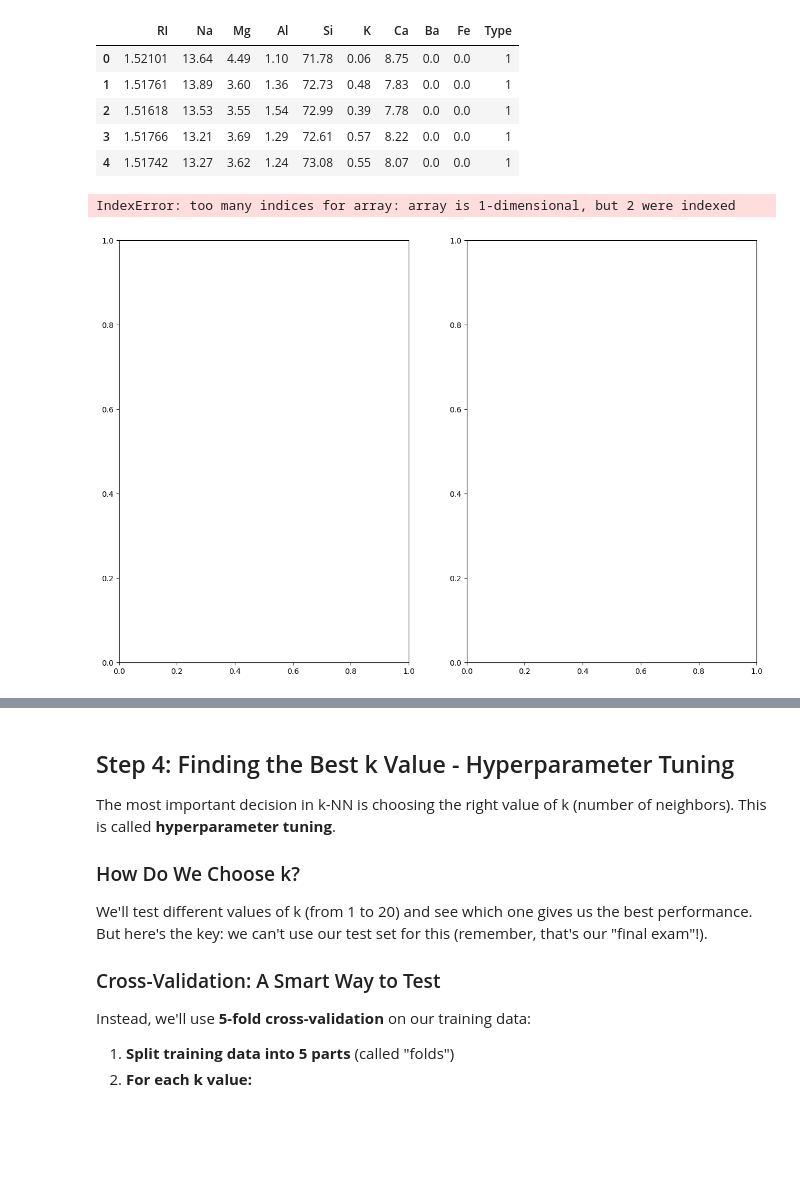
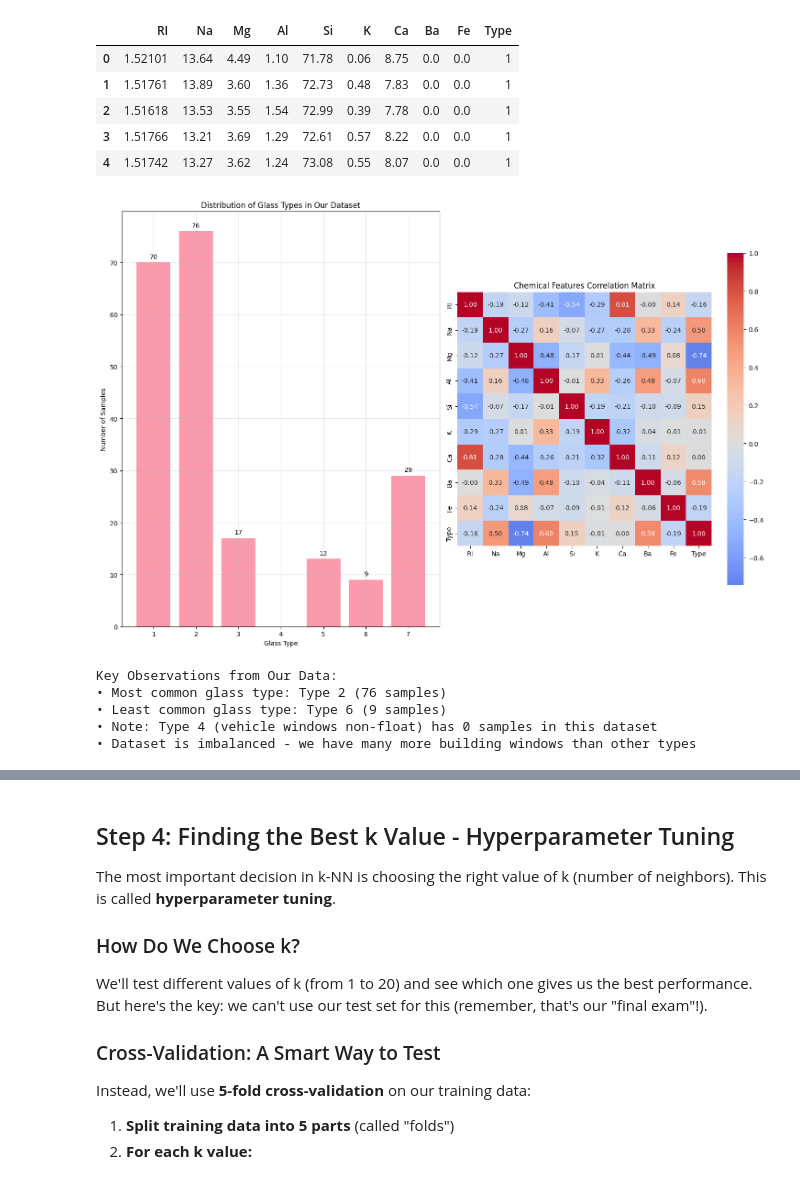
Before and after one commit to HashimHilal-QUT/K-Nearest-Neighbours, a Jupyter notebook: Glass Classification (EXAMPLE)/Glass Classification.ipynb, the cells around one changed output, grey strips where cells are left out. Cells and saved outputs as stored; diff of their text form; code cells hidden in the pictures; blank space fills up the shorter version.

```diff
--- a/Glass Classification (EXAMPLE)/Glass Classification.ipynb
+++ b/Glass Classification (EXAMPLE)/Glass Classification.ipynb
@@ -131,57 +131,42 @@ sns.set_palette("husl")
 fig, axes = plt.subplots(1, 2, figsize=(15, 10))
 
 # 1. Distribution of glass types
-ax1 = axes[0, 0]
+ax1 = axes[0]
 type_counts = df['Type'].value_counts().sort_index()
 bars = ax1.bar(type_counts.index, type_counts.values, alpha=0.7)
 ax1.set_xlabel('Glass Type')
 ax1.set_ylabel('Number of Samples')
 ax1.set_title('Distribution of Glass Types in Our Dataset')
 ax1.grid(True, alpha=0.3)
 
 # Add value labels on bars
 for bar in bars:
     height = bar.get_height()
     ax1.text(bar.get_x() + bar.get_width()/2., height + 0.5,
              f'{int(height)}', ha='center', va='bottom')
 
-# 2. Box plot of refractive index by glass type
-# ax2 = axes[0, 1]
-# df.boxplot(column='RI', by='Type', ax=ax2)
-# ax2.set_xlabel('Glass Type')
-# ax2.set_ylabel('Refractive Index (RI)')
-# ax2.set_title('Refractive Index by Glass Type')
-# plt.suptitle('')  # Remove the automatic title
-
-# 3. Correlation heatmap of chemical features
-ax3 = axes[0, 1]
+# 2. Correlation heatmap of chemical features
+ax3 = axes[1]
 # Select only numeric columns (exclude Type)
 numeric_cols = df.select_dtypes(include=['float64', 'int64']).columns
 correlation_matrix = df[numeric_cols].corr()
 sns.heatmap(correlation_matrix, annot=True, cmap='coolwarm', center=0,
             square=True, fmt='.2f', ax=ax3, cbar_kws={'shrink': 0.8})
 ax3.set_title('Chemical Features Correlation Matrix')
 
-# 4. Scatter plot of two important features
-# ax4 = axes[0, 1]
-# for glass_type in sorted(df['Type'].unique()):
-#     subset = df[df['Type'] == glass_type]
-#     ax4.scatter(subset['Na'], subset['Mg'], label=f'Type {glass_type}', alpha=0.7)
-# ax4.set_xlabel('Sodium (Na)')
-# ax4.set_ylabel('Magnesium (Mg)')
-# ax4.set_title('Sodium vs Magnesium by Glass Type')
-# ax4.legend()
-# ax4.grid(True, alpha=0.3)
-
 plt.tight_layout()
 plt.show()
 
 # Print some key observations
-print("📊 Key Observations from Our Data:")
+print("Key Observations from Our Data:")
 print(f"• Most common glass type: Type {type_counts.idxmax()} ({type_counts.max()} samples)")
 print(f"• Least common glass type: Type {type_counts.idxmin()} ({type_counts.min()} samples)")
 print(f"• Note: Type 4 (vehicle windows non-float) has 0 samples in this dataset")
 print(f"• Dataset is imbalanced - we have many more building windows than other types")
 # %% [output]
+[figure, new version]
-IndexError: too many indices for array: array is 1-dimensional, but 2 were indexed
+Key Observations from Our Data:
+• Most common glass type: Type 2 (76 samples)
+• Least common glass type: Type 6 (9 samples)
+• Note: Type 4 (vehicle windows non-float) has 0 samples in this dataset
+• Dataset is imbalanced - we have many more building windows than other types
-[figure, old version]
```
Also changed, not shown: parts of 13 cells of this notebook.
